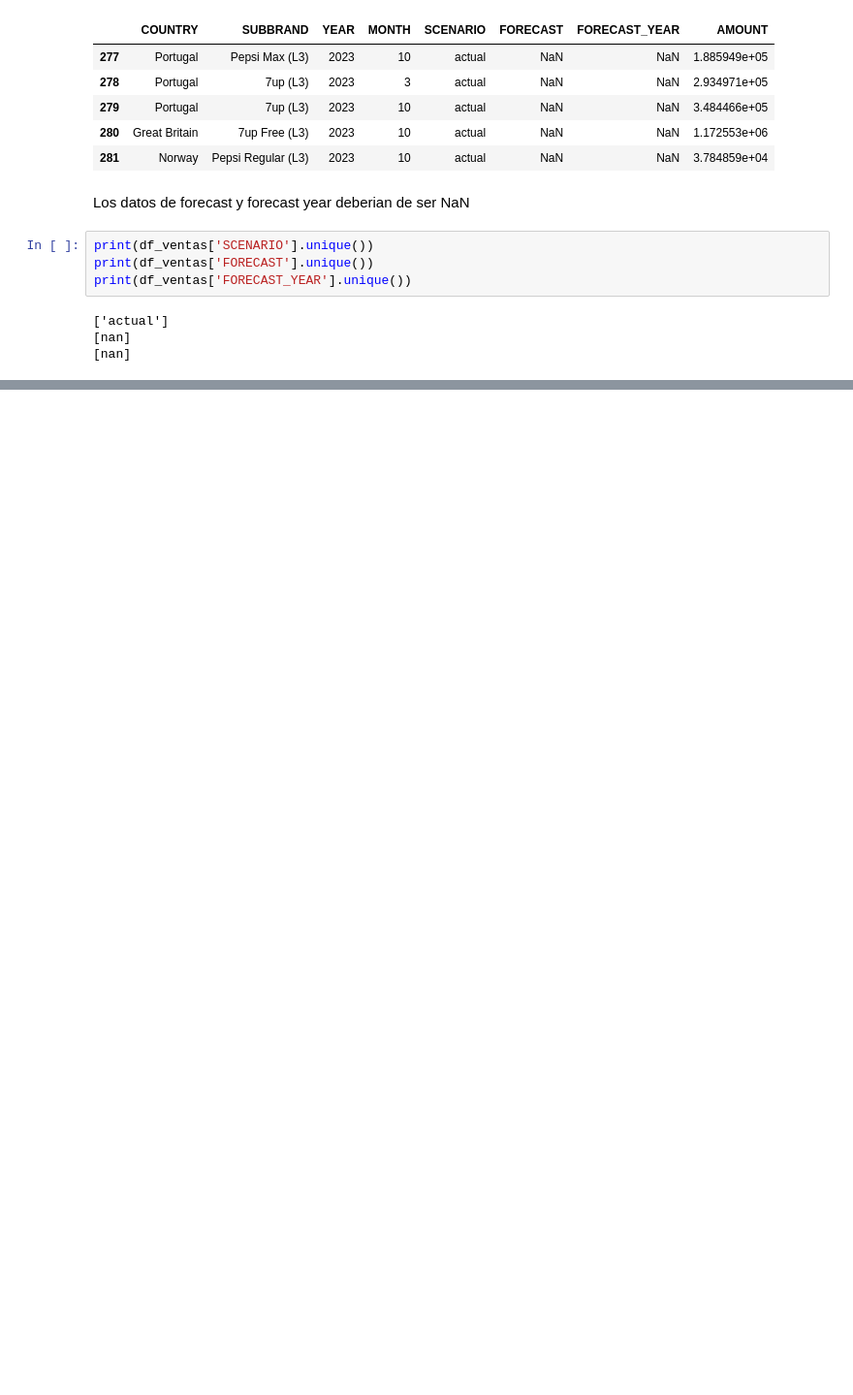
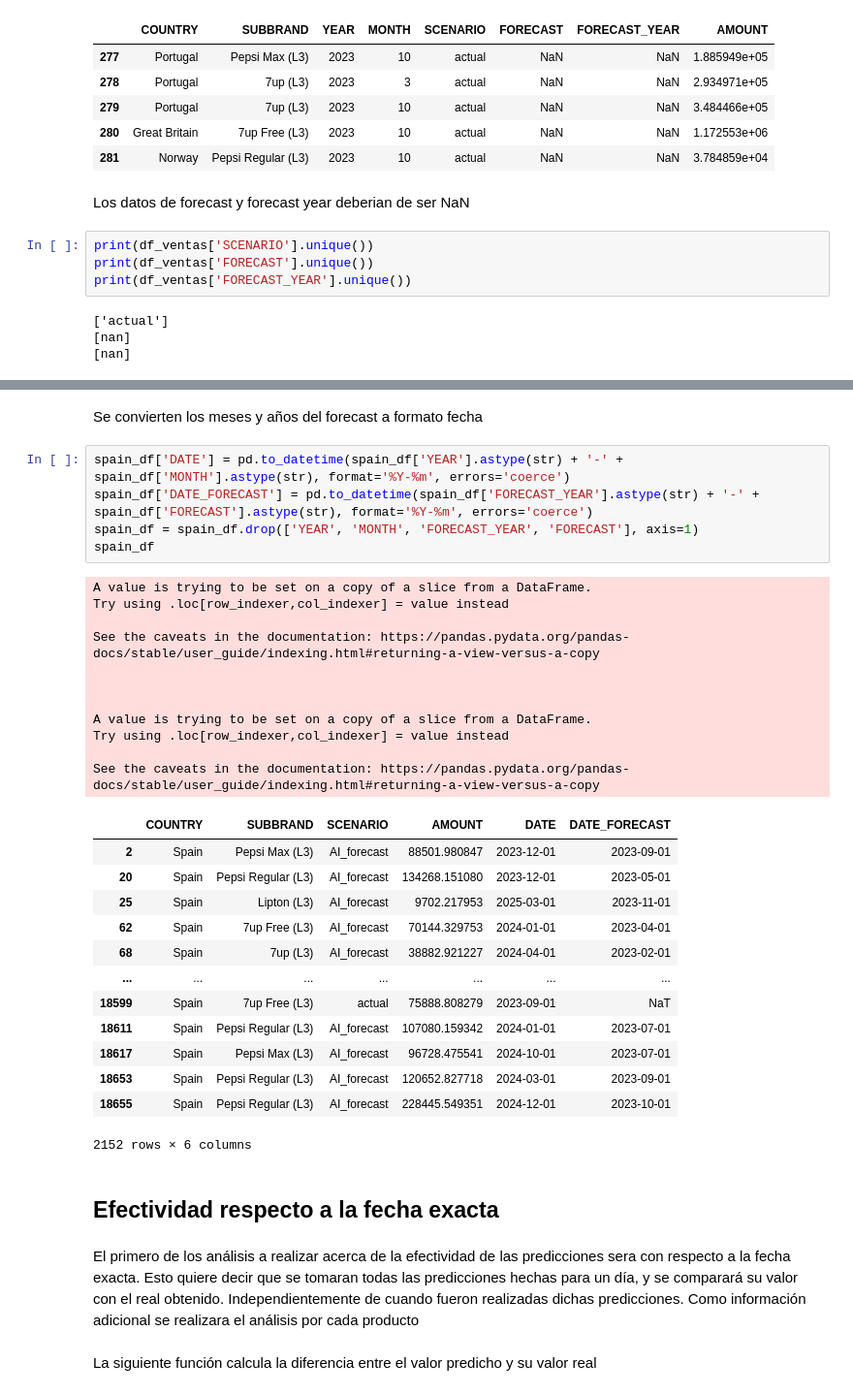
Before and after one commit to Maxindrull2/UFV_Visualicaci-n-de-datos, a Jupyter notebook: ejercicios de clase/clase2.ipynb, the cells around one changed output, grey strips where cells are left out. Shown: that part at 97% size. Drawn from its saved outputs; the diff is of its cells as text; blank space fills up the shorter version.

```diff
--- a/ejercicios de clase/clase2.ipynb
+++ b/ejercicios de clase/clase2.ipynb
@@ -178,0 +429,38 @@ fig.show()
+# %% [markdown]
+Se convierten los meses y años del forecast a formato fecha
+# %%
+spain_df['DATE'] = pd.to_datetime(spain_df['YEAR'].astype(str) + '-' + spain_df['MONTH'].astype(str), format='%Y-%m', errors='coerce')
+spain_df['DATE_FORECAST'] = pd.to_datetime(spain_df['FORECAST_YEAR'].astype(str) + '-' + spain_df['FORECAST'].astype(str), format='%Y-%m', errors='coerce')
+spain_df = spain_df.drop(['YEAR', 'MONTH', 'FORECAST_YEAR', 'FORECAST'], axis=1)
+spain_df
+# %% [output]
+A value is trying to be set on a copy of a slice from a DataFrame.
+Try using .loc[row_indexer,col_indexer] = value instead
+
+See the caveats in the documentation: https://pandas.pydata.org/pandas-docs/stable/user_guide/indexing.html#returning-a-view-versus-a-copy
+
+
+
+A value is trying to be set on a copy of a slice from a DataFrame.
+Try using .loc[row_indexer,col_indexer] = value instead
+
+See the caveats in the documentation: https://pandas.pydata.org/pandas-docs/stable/user_guide/indexing.html#returning-a-view-versus-a-copy
+|  | COUNTRY | SUBBRAND | SCENARIO | AMOUNT | DATE | DATE_FORECAST |
+| 2 | Spain | Pepsi Max (L3) | AI_forecast | 88501.980847 | 2023-12-01 | 2023-09-01 |
+| 20 | Spain | Pepsi Regular (L3) | AI_forecast | 134268.151080 | 2023-12-01 | 2023-05-01 |
+| 25 | Spain | Lipton (L3) | AI_forecast | 9702.217953 | 2025-03-01 | 2023-11-01 |
+| 62 | Spain | 7up Free (L3) | AI_forecast | 70144.329753 | 2024-01-01 | 2023-04-01 |
+| 68 | Spain | 7up (L3) | AI_forecast | 38882.921227 | 2024-04-01 | 2023-02-01 |
+| ... | ... | ... | ... | ... | ... | ... |
+| 18599 | Spain | 7up Free (L3) | actual | 75888.808279 | 2023-09-01 | NaT |
+| 18611 | Spain | Pepsi Regular (L3) | AI_forecast | 107080.159342 | 2024-01-01 | 2023-07-01 |
+| 18617 | Spain | Pepsi Max (L3) | AI_forecast | 96728.475541 | 2024-10-01 | 2023-07-01 |
+| 18653 | Spain | Pepsi Regular (L3) | AI_forecast | 120652.827718 | 2024-03-01 | 2023-09-01 |
+| 18655 | Spain | Pepsi Regular (L3) | AI_forecast | 228445.549351 | 2024-12-01 | 2023-10-01 |
+2152 rows × 6 columns
+# %% [markdown]
+## **Efectividad respecto a la fecha exacta**
+# %% [markdown]
+El primero de los análisis a realizar acerca de la efectividad de las predicciones sera con respecto a la fecha exacta. Esto quiere decir que se tomaran todas las predicciones hechas para un día, y se comparará su valor con el real obtenido. Independientemente de cuando fueron realizadas dichas predicciones. Como información adicional se realizara el análisis por cada producto
+# %% [markdown]
+La siguiente función calcula la diferencia entre el valor predicho y su valor real
```
Also changed, not shown: parts of 91 cells of this notebook.
